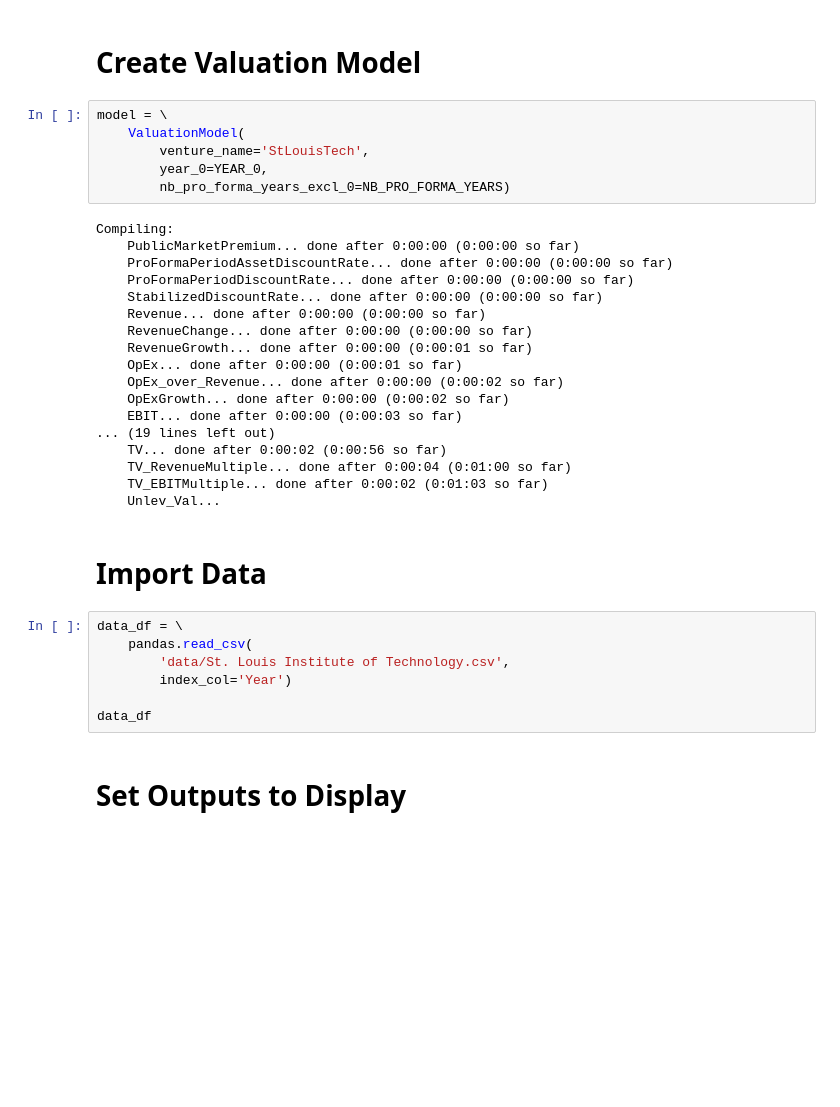
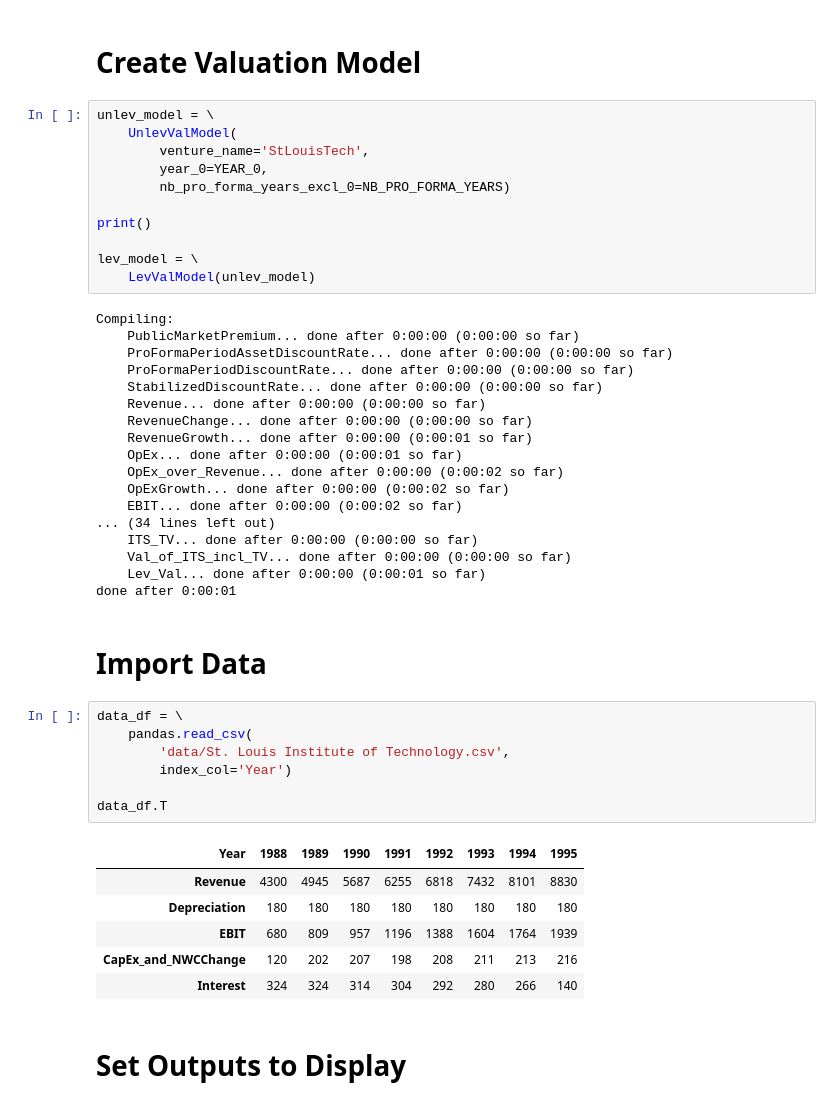
Before and after one commit to TheVinhLuong102/ChicagoBooth-EntrepreneurialFinancePrivateEquity, a Jupyter notebook: St. Louis Institute of Technology/St. Louis Institute of Technology.ipynb, the cells around one changed output. Cells and saved outputs as stored; diff of their text form; blank space fills up the shorter version.

```diff
--- a/St. Louis Institute of Technology/St. Louis Institute of Technology.ipynb
+++ b/St. Louis Institute of Technology/St. Louis Institute of Technology.ipynb
@@ -34,11 +37,16 @@ LONG_TERM_GROWTH_RATE = .04
 # %% [markdown]
 # Create Valuation Model
 # %%
-model = \
-    ValuationModel(
+unlev_model = \
+    UnlevValModel(
         venture_name='StLouisTech',
         year_0=YEAR_0,
         nb_pro_forma_years_excl_0=NB_PRO_FORMA_YEARS)
+
+print()
+
+lev_model = \
+    LevValModel(unlev_model)
 # %% [output]
 Compiling:
     PublicMarketPremium... done after 0:00:00 (0:00:00 so far)
@@ -51,21 +59,28 @@ Compiling:
     OpEx... done after 0:00:00 (0:00:01 so far)
     OpEx_over_Revenue... done after 0:00:00 (0:00:02 so far)
     OpExGrowth... done after 0:00:00 (0:00:02 so far)
-    EBIT... done after 0:00:00 (0:00:03 so far)
-... (19 lines left out)
-    TV... done after 0:00:02 (0:00:56 so far)
-    TV_RevenueMultiple... done after 0:00:04 (0:01:00 so far)
-    TV_EBITMultiple... done after 0:00:02 (0:01:03 so far)
-    Unlev_Val...
+    EBIT... done after 0:00:00 (0:00:02 so far)
+... (34 lines left out)
+    ITS_TV... done after 0:00:00 (0:00:00 so far)
+    Val_of_ITS_incl_TV... done after 0:00:00 (0:00:00 so far)
+    Lev_Val... done after 0:00:00 (0:00:01 so far)
+done after 0:00:01
 # %% [markdown]
 # Import Data
 # %%
 data_df = \
     pandas.read_csv(
         'data/St. Louis Institute of Technology.csv',
         index_col='Year')
 
-data_df
+data_df.T
+# %% [output]
+| Year | 1988 | 1989 | 1990 | 1991 | 1992 | 1993 | 1994 | 1995 |
+| Revenue | 4300 | 4945 | 5687 | 6255 | 6818 | 7432 | 8101 | 8830 |
+| Depreciation | 180 | 180 | 180 | 180 | 180 | 180 | 180 | 180 |
+| EBIT | 680 | 809 | 957 | 1196 | 1388 | 1604 | 1764 | 1939 |
+| CapEx_and_NWCChange | 120 | 202 | 207 | 198 | 208 | 211 | 213 | 216 |
+| Interest | 324 | 324 | 314 | 304 | 292 | 280 | 266 | 140 |
 # %% [markdown]
 # Set Outputs to Display
 # %%
```
Also changed, not shown: parts of 3 cells of this notebook, 1 other file.
